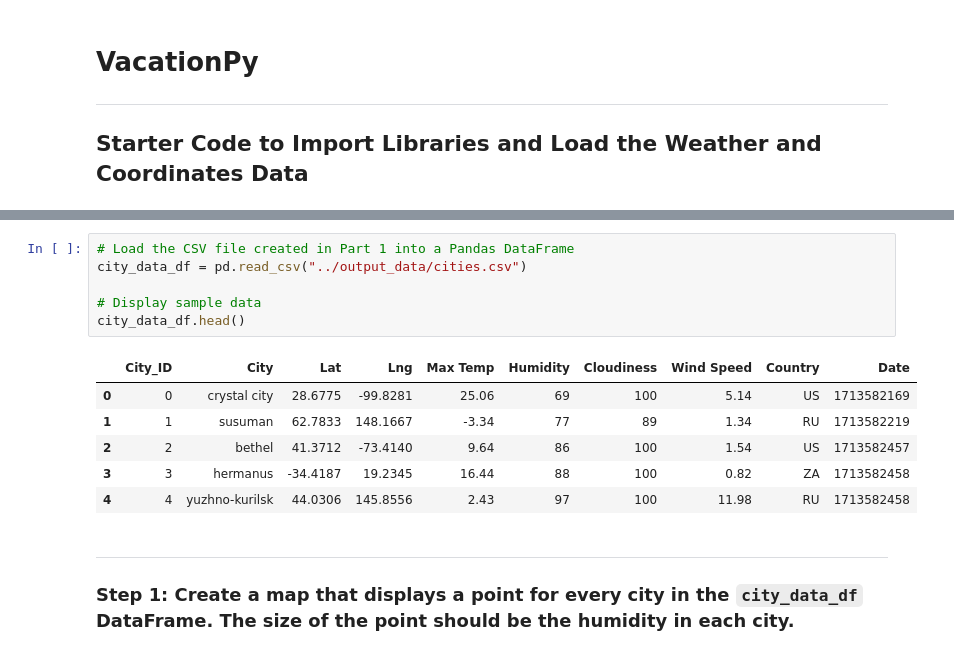
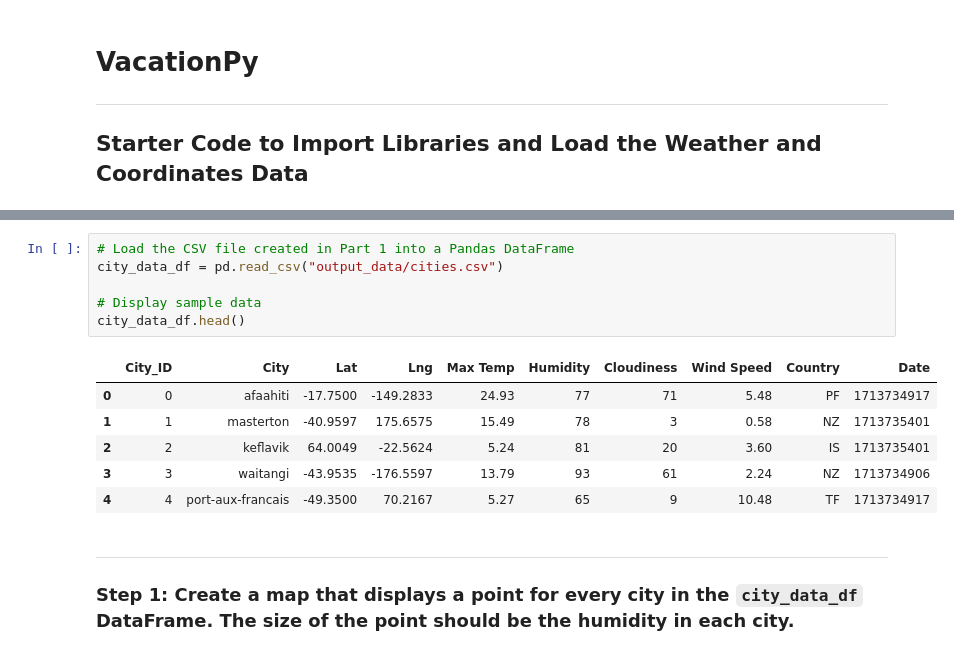
Before and after one commit to martcan/python-api-challenge, a Jupyter notebook: VacationPy.ipynb, the cells around one changed output, grey strips where cells are left out. Saved outputs shown, nothing was run; the diff lists cells and outputs as text.

```diff
--- a/VacationPy.ipynb
+++ b/VacationPy.ipynb
@@ -17,17 +17,17 @@ from api_keys import geoapify_key
 [interactive output not drawn]
 # %%
 # Load the CSV file created in Part 1 into a Pandas DataFrame
-city_data_df = pd.read_csv("../output_data/cities.csv")
+city_data_df = pd.read_csv("output_data/cities.csv")
 
 # Display sample data
 city_data_df.head()
 # %% [output]
 |  | City_ID | City | Lat | Lng | Max Temp | Humidity | Cloudiness | Wind Speed | Country | Date |
-| 0 | 0 | crystal city | 28.6775 | -99.8281 | 25.06 | 69 | 100 | 5.14 | US | 1713582169 |
-| 1 | 1 | susuman | 62.7833 | 148.1667 | -3.34 | 77 | 89 | 1.34 | RU | 1713582219 |
-| 2 | 2 | bethel | 41.3712 | -73.4140 | 9.64 | 86 | 100 | 1.54 | US | 1713582457 |
-| 3 | 3 | hermanus | -34.4187 | 19.2345 | 16.44 | 88 | 100 | 0.82 | ZA | 1713582458 |
-| 4 | 4 | yuzhno-kurilsk | 44.0306 | 145.8556 | 2.43 | 97 | 100 | 11.98 | RU | 1713582458 |
+| 0 | 0 | afaahiti | -17.7500 | -149.2833 | 24.93 | 77 | 71 | 5.48 | PF | 1713734917 |
+| 1 | 1 | masterton | -40.9597 | 175.6575 | 15.49 | 78 | 3 | 0.58 | NZ | 1713735401 |
+| 2 | 2 | keflavik | 64.0049 | -22.5624 | 5.24 | 81 | 20 | 3.60 | IS | 1713735401 |
+| 3 | 3 | waitangi | -43.9535 | -176.5597 | 13.79 | 93 | 61 | 2.24 | NZ | 1713734906 |
+| 4 | 4 | port-aux-francais | -49.3500 | 70.2167 | 5.27 | 65 | 9 | 10.48 | TF | 1713734917 |
 # %% [markdown]
 ---
 
```
Also changed, not shown: parts of 5 cells of this notebook, 2 other files.
